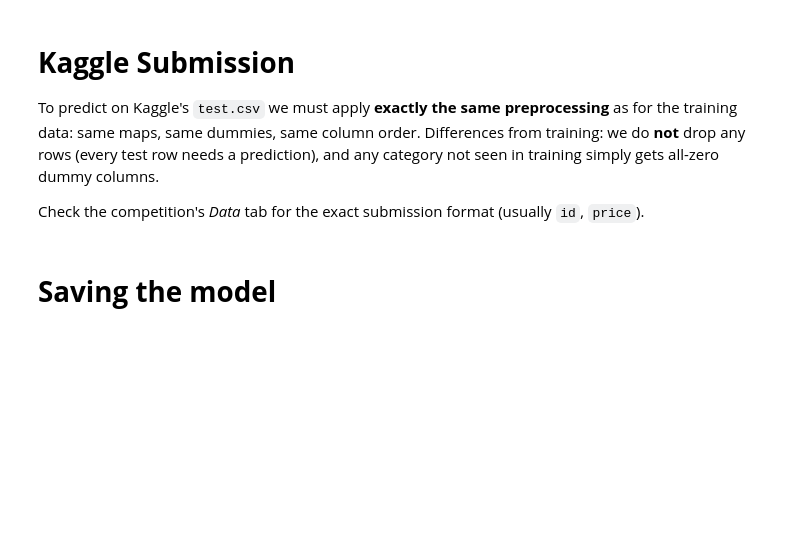
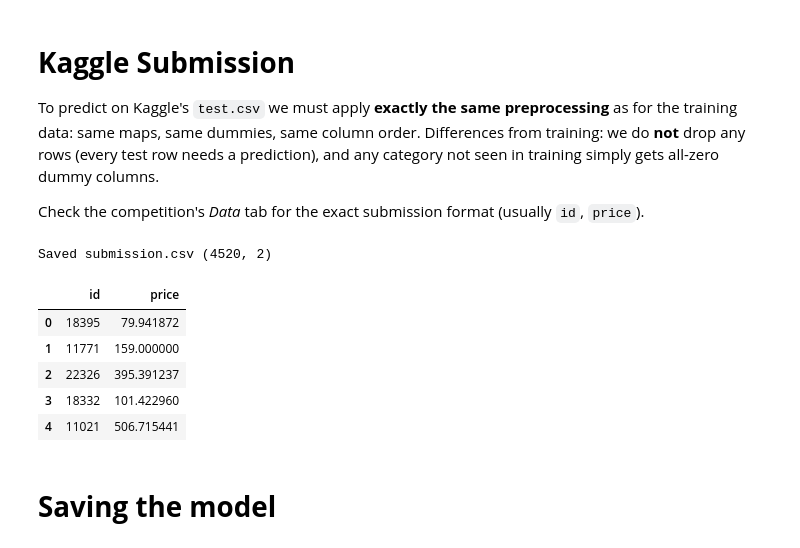
Before and after one commit to Prakhoo3012/ml-project-iiitb, a Jupyter notebook: Flight_Price_Regression_Analysis.ipynb, the cells around one changed output. Saved outputs shown, nothing was run; the diff lists cells and outputs as text; code cells hidden in the pictures; blank space fills up the shorter version.

```diff
--- a/Flight_Price_Regression_Analysis.ipynb
+++ b/Flight_Price_Regression_Analysis.ipynb
@@ -632,28 +974,36 @@ Check the competition's *Data* tab for the exact submission format (usually `id`
 # %%
 import os
 
 def preprocess_test(raw):
     d = raw.copy()
     ids = d['id']
     d = d.drop(columns=drop_cols)
     d['flight_class'] = d['flight_class'].map({'Economy': 0, 'Business': 1})
     d['stops'] = d['stops'].map({'zero': 0, 'one': 1, 'two_or_more': 2})
     d = pd.get_dummies(d, columns=dummy_cols, drop_first=True, dtype=int)
     d = d.reindex(columns=features.columns, fill_value=0)   # same columns & order as training
     return ids, d
 
-if os.path.exists('test.csv'):
-    test_raw = pd.read_csv('test.csv')
+if os.path.exists('data/test.csv'):
+    test_raw = pd.read_csv('data/test.csv')
     test_ids, test_X = preprocess_test(test_raw)
 
     final_model = best_model.fit(features, target)           # re-train on ALL labelled data
     preds = np.clip(final_model.predict(test_X), 1, None)    # prices must be positive
     submission = pd.DataFrame({'id': test_ids, 'price': preds})
-    submission.to_csv('submission.csv', index=False)
+    submission.to_csv('data/submission.csv', index=False)
     print('Saved submission.csv', submission.shape)
     display(submission.head())
 else:
     print('test.csv not found: download it from Kaggle, put it next to this notebook, and re-run this cell.')
+# %% [output]
+Saved submission.csv (4520, 2)
+|  | id | price |
+| 0 | 18395 | 79.941872 |
+| 1 | 11771 | 159.000000 |
+| 2 | 22326 | 395.391237 |
+| 3 | 18332 | 101.422960 |
+| 4 | 11021 | 506.715441 |
 # %%
 res.to_csv('experiment_log.csv', index=False)   # keep the results table for your report
 # %% [markdown]
```
Also changed, not shown: parts of 45 cells of this notebook, 1 other file.
